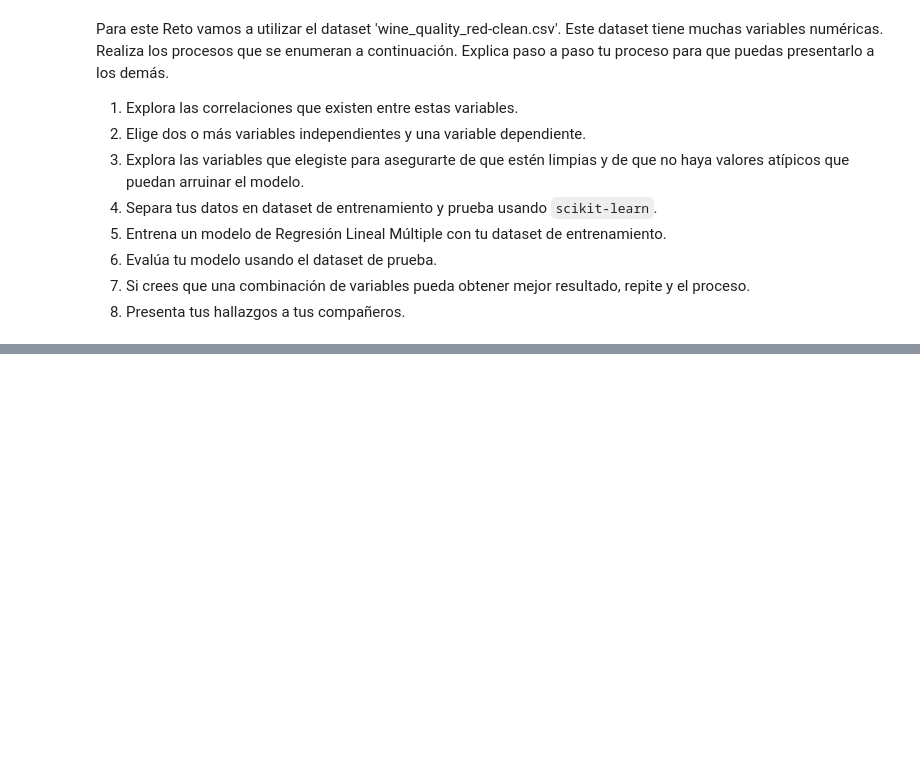
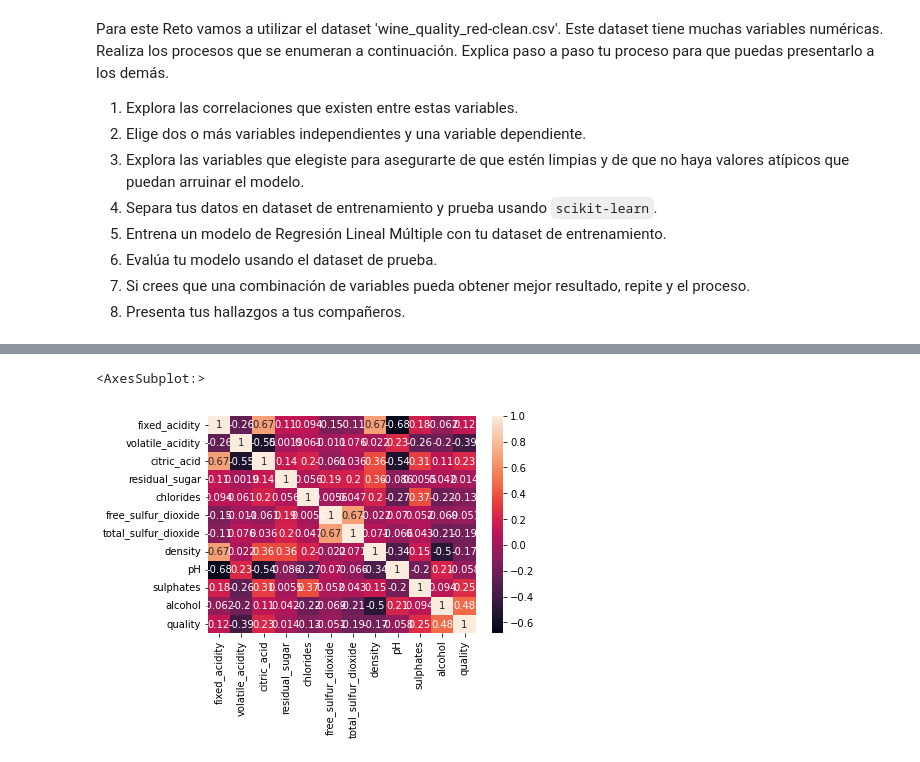
Before and after one commit to SanLnAlan/B2-Analisis-de-Datos-con-Python-2020-2021-Santander, a Jupyter notebook: Sesion-05/Reto-03/entrenamiento_y_prueba.ipynb, the cells around one changed output, grey strips where cells are left out. Drawn from its saved outputs; the diff is of its cells as text; code cells hidden in the pictures; blank space fills up the shorter version.

```diff
--- a/Sesion-05/Reto-03/entrenamiento_y_prueba.ipynb
+++ b/Sesion-05/Reto-03/entrenamiento_y_prueba.ipynb
@@ -24,3 +26,4 @@ import seaborn as sns
 # %%
-df = read_csv('wine_quality_red-clean.csv')
+df = pd.read_csv('../../Datasets/wine_quality_red-clean.csv')
+df.dtypes
 # %% [output]
@@ -27,0 +44,7 @@ NameError: name 'read_csv' is not defined
+# %%
+df = df.drop(columns='Unnamed: 0')
+# %%
+sns.heatmap(df.corr(),annot=True)
+# %% [output]
+<AxesSubplot:>
+[figure, added]
```
Also changed, not shown: parts of 9 cells of this notebook, 5 other files.
